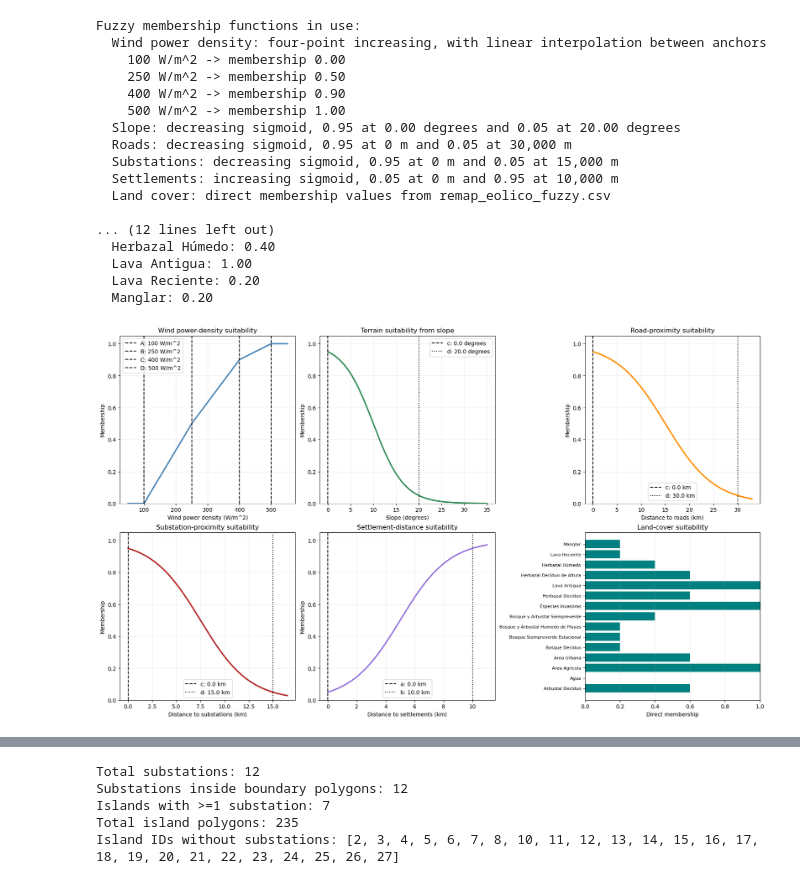
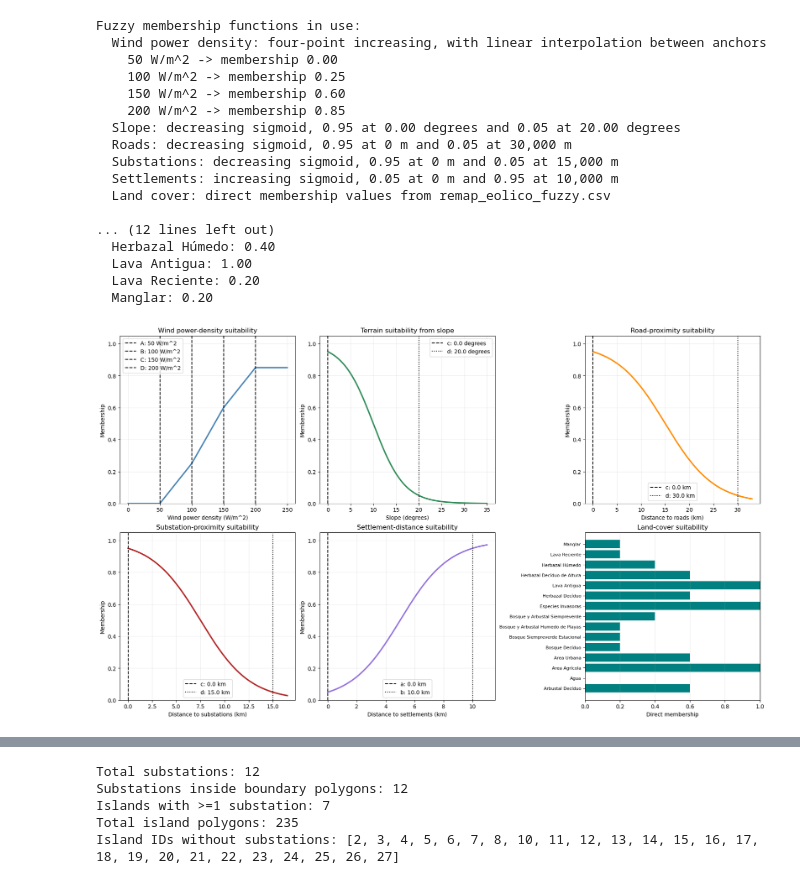
Before and after one commit to eemahon/idoneidad_hygalapagos, a Jupyter notebook: analisis/eolico_SA_fuzzy.ipynb, the cells around one changed output, grey strips where cells are left out. Cells and saved outputs as stored; diff of their text form; code cells hidden in the pictures.

```diff
--- a/analisis/eolico_SA_fuzzy.ipynb
+++ b/analisis/eolico_SA_fuzzy.ipynb
@@ -6,7 +6,7 @@ INPUTS = {
     "galapagos_boundary": "C:/Galapagos_IERSE/01_Organizacion_Territorial/Parroquias_Galapagos_CONALI_2018.shp",      # Polygon boundary (shp/gpkg/geojson)
     "wind_power_density_raster": "C:/HyGalapagos/inputs/wind_power-density_100m.tif",  # Wind power density raster (W/m^2)
     "dem": "C:/Galapagos_IERSE/dem_30m.tif",       # DEM raster used to derive terrain suitability
-    "roads": "C:/Galapagos_IERSE/01_Vialidad/Red_vial_Galapagos_OSM_2023.shp",                   # Roads vector
+    "roads": "C:/Galapagos_IERSE/01_Vialidad/red_vial_editada_galapagos.shp",                   # Roads vector
     "substations": "C:/Galapagos_IERSE/subestaciones.shp",             # Substations vector
     "poblados": "C:/Galapagos_IERSE/poblados/poblado_68a9d757b1b9ed0b86e3d58153578f13.shp",  # Population centers / settlements
     "land_cover": "C:/Galapagos_IERSE/cobertura/A_ECOSISTEMAS_NATIVOS_2016.shp",
@@ -20,12 +20,12 @@ PARAMS = {
     "wind": {
         "function": "four_point_increasing",
         "control_points": {
-            "a": 100.0,                  # W/m^2: membership 0.0
-            "b": 250.0,                  # W/m^2: membership 0.5
-            "c": 400.0,                  # W/m^2: membership 0.9
-            "d": 500.0,                  # W/m^2: membership 1.0
+            "a": 50.0,                  # W/m^2: membership 0.0
+            "b": 100.0,                  # W/m^2: membership 0.25
+            "c": 150.0,                  # W/m^2: membership 0.6
+            "d": 200.0,                  # W/m^2: membership 0.85
         },
-        "membership_values": [0.0, 0.5, 0.9, 1.0],
+        "membership_values": [0.0, 0.25, 0.6, 0.85],
     },
     "slope": {
         "function": "sigmoidal",
@@ -67,7 +67,7 @@ PARAMS = {
 }
 
 # Change this value to switch between scenario_1 and scenario_2.
-ACTIVE_WEIGHT_SCENARIO = "scenario_1"
+ACTIVE_WEIGHT_SCENARIO = "scenario_2"
 
 WEIGHT_SCENARIOS = {
     "scenario_1": {
@@ -136,10 +136,11 @@ MINIMUM_OUTPUTS = {
 OUTPUTS = MINIMUM_OUTPUTS if not SAVE_INTERMEDIATE_RESULTS else ALL_OUTPUTS
 # %%
 # Set True to exclude Isabela from the wind analysis and potential report.
-EXCLUDE_ISABELA = True
+EXCLUDE_ISABELA = False
 ISABELA_BOUNDARY = "C:/Galapagos_IERSE/01_Organizacion_Territorial/solo_isabela.shp"
 INPUTS["isabela_boundary"] = ISABELA_BOUNDARY
 PARAMS["exclude_isabela"] = EXCLUDE_ISABELA
+PARAMS["isabela"] = {"max_road_distance_m": 5000.0}
 # %%
 import csv
 import re
@@ -467,8 +468,8 @@ def plot_wind_fuzzy_membership_functions(params, inputs):
     axes = axes.ravel()
 
     axes[0].plot(wind_values, wind_membership, color="steelblue", linewidth=2.5)
-    for point, label in zip(wind_control_values, "ABCD"):
-        axes[0].axvline(point, color="black", linestyle="--", label=f"{label}: {point:.0f} W/m^2")
+    for point, control_label in zip(wind_control_values, "ABCD"):
+        axes[0].axvline(point, color="black", linestyle="--", label=f"{control_label}: {point:.0f} W/m^2")
     axes[0].set(title="Wind power-density suitability", xlabel="Wind power density (W/m^2)", ylabel="Membership")
     axes[0].legend()
 
@@ -498,36 +499,36 @@ def plot_wind_fuzzy_membership_functions(params, inputs):
 
     class_names = list(land_cover_remap)
     memberships = [land_cover_remap[class_name] for class_name in class_names]
     axes[5].barh(class_names, memberships, color="teal")
     axes[5].set(title="Land-cover suitability", xlabel="Direct membership", xlim=(0.0, 1.0))
     axes[5].tick_params(axis="y", labelsize=8)
     axes[5].grid(axis="x", alpha=0.25)
 
     for axis in axes[:5]:
         axis.set_ylim(0.0, 1.05)
         axis.grid(alpha=0.25)
 
     plt.show()
 
 
 plot_wind_fuzzy_membership_functions(PARAMS, INPUTS)
 # %% [output]
 Fuzzy membership functions in use:
   Wind power density: four-point increasing, with linear interpolation between anchors
-    100 W/m^2 -> membership 0.00
-    250 W/m^2 -> membership 0.50
-    400 W/m^2 -> membership 0.90
-    500 W/m^2 -> membership 1.00
+    50 W/m^2 -> membership 0.00
+    100 W/m^2 -> membership 0.25
+    150 W/m^2 -> membership 0.60
+    200 W/m^2 -> membership 0.85
   Slope: decreasing sigmoid, 0.95 at 0.00 degrees and 0.05 at 20.00 degrees
   Roads: decreasing sigmoid, 0.95 at 0 m and 0.05 at 30,000 m
   Substations: decreasing sigmoid, 0.95 at 0 m and 0.05 at 15,000 m
   Settlements: increasing sigmoid, 0.05 at 0 m and 0.95 at 10,000 m
   Land cover: direct membership values from remap_eolico_fuzzy.csv
 
 ... (12 lines left out)
   Herbazal Húmedo: 0.40
   Lava Antigua: 1.00
   Lava Reciente: 0.20
   Manglar: 0.20
-[figure, old version]
+[figure, new version]
 # %%
```
Also changed, not shown: parts of 4 cells of this notebook, 10 other files.
